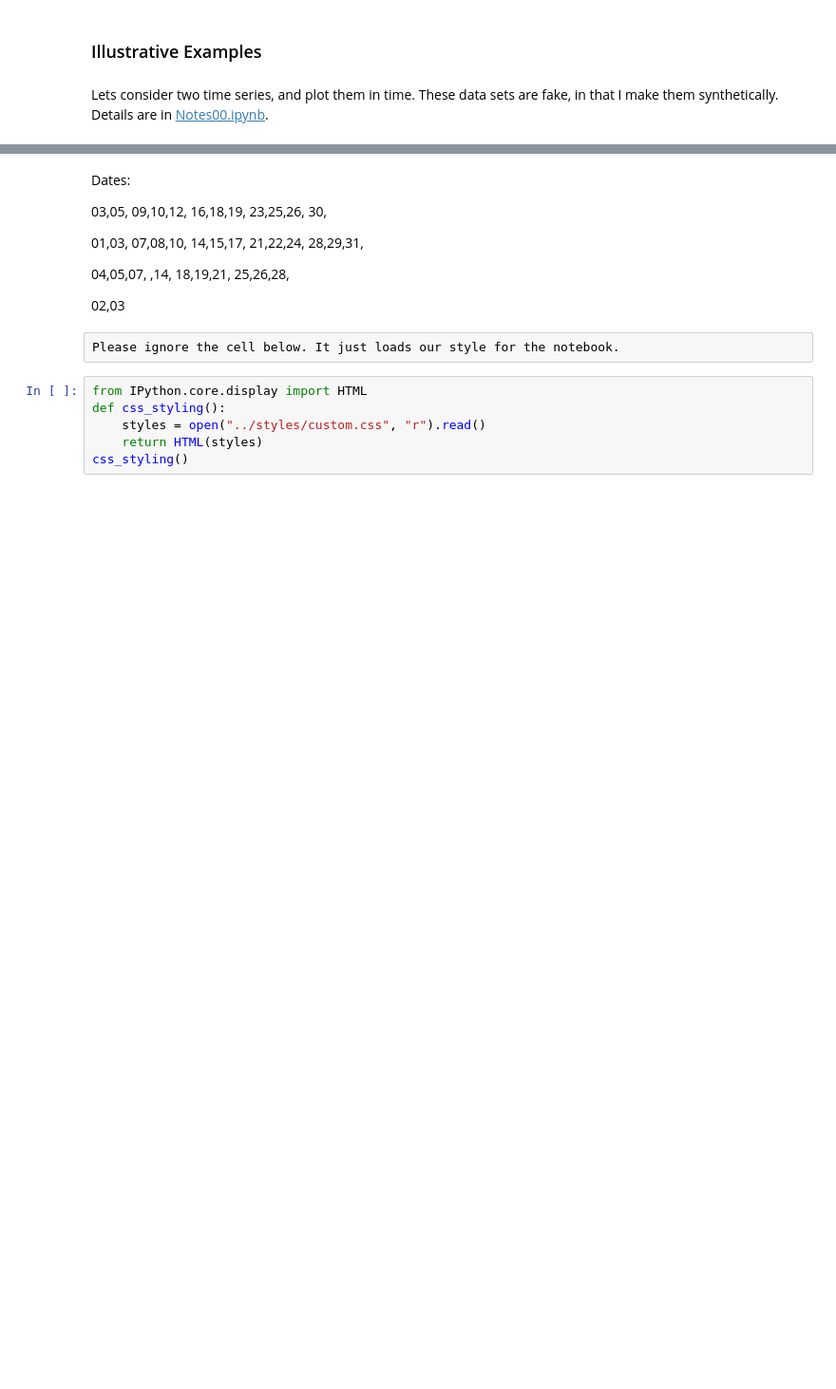
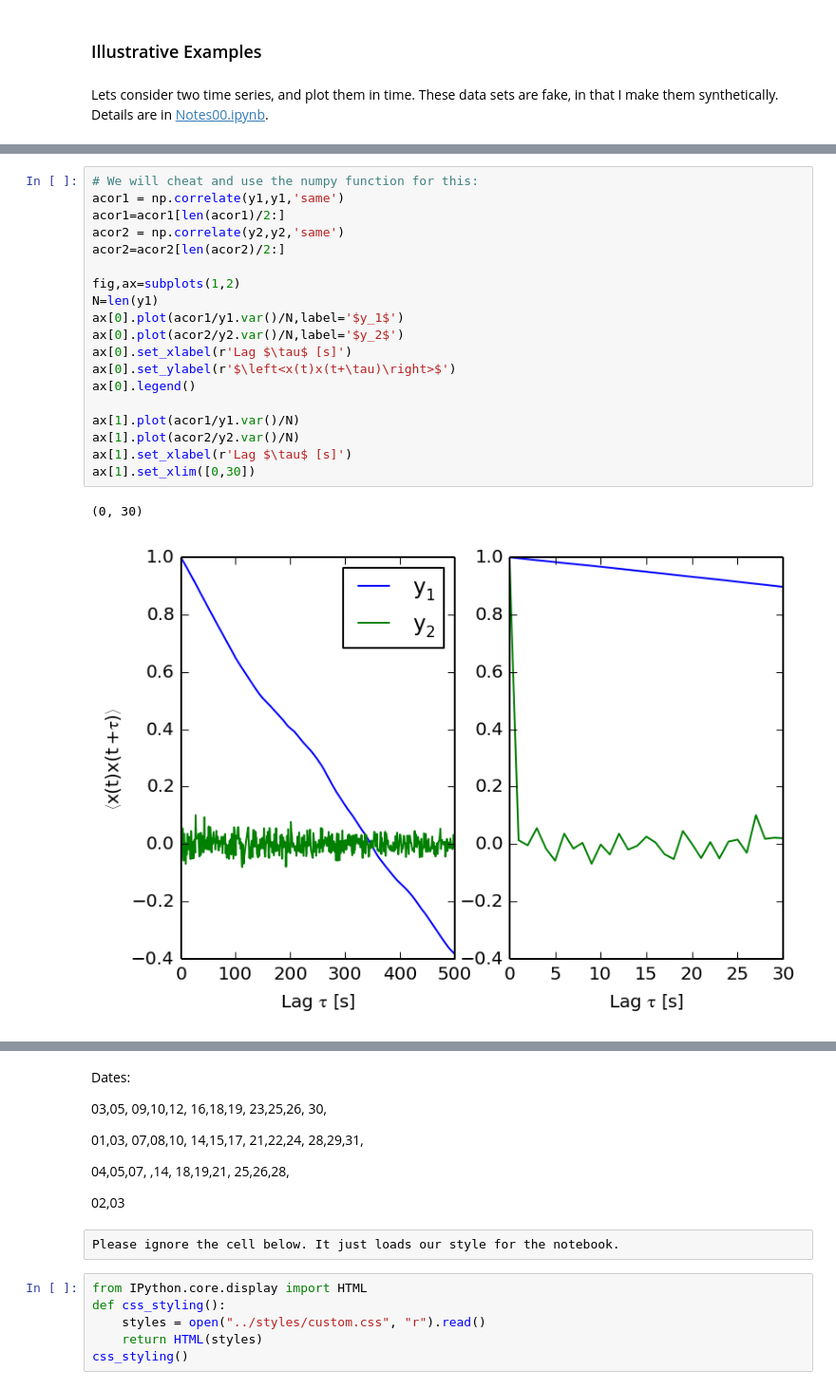
Before and after one commit to jklymak/Phy411, a Jupyter notebook: lectures/Lecture-00-Intro-Python.ipynb, the cells around one changed output, grey strips where cells are left out. Shown at 95% size. Drawn from its saved outputs; the diff is of its cells as text; blank space fills up the shorter version.

```diff
--- a/lectures/Lecture-00-Intro-Python.ipynb
+++ b/lectures/Lecture-00-Intro-Python.ipynb
@@ -44,0 +61,22 @@ Note that the two time series are qualitatively qutie different
+# %%
+# We will cheat and use the numpy function for this:
+acor1 = np.correlate(y1,y1,'same')
+acor1=acor1[len(acor1)/2:]
+acor2 = np.correlate(y2,y2,'same')
+acor2=acor2[len(acor2)/2:]
+
+fig,ax=subplots(1,2)
+N=len(y1)
+ax[0].plot(acor1/y1.var()/N,label='$y_1$')
+ax[0].plot(acor2/y2.var()/N,label='$y_2$')
+ax[0].set_xlabel(r'Lag $\tau$ [s]')
+ax[0].set_ylabel(r'$\left<x(t)x(t+\tau)\right>$')
+ax[0].legend()
+
+ax[1].plot(acor1/y1.var()/N)
+ax[1].plot(acor2/y2.var()/N)
+ax[1].set_xlabel(r'Lag $\tau$ [s]')
+ax[1].set_xlim([0,30])
+# %% [output]
+(0, 30)
+[figure, added]
```
Also changed, not shown: parts of 9 cells of this notebook.
